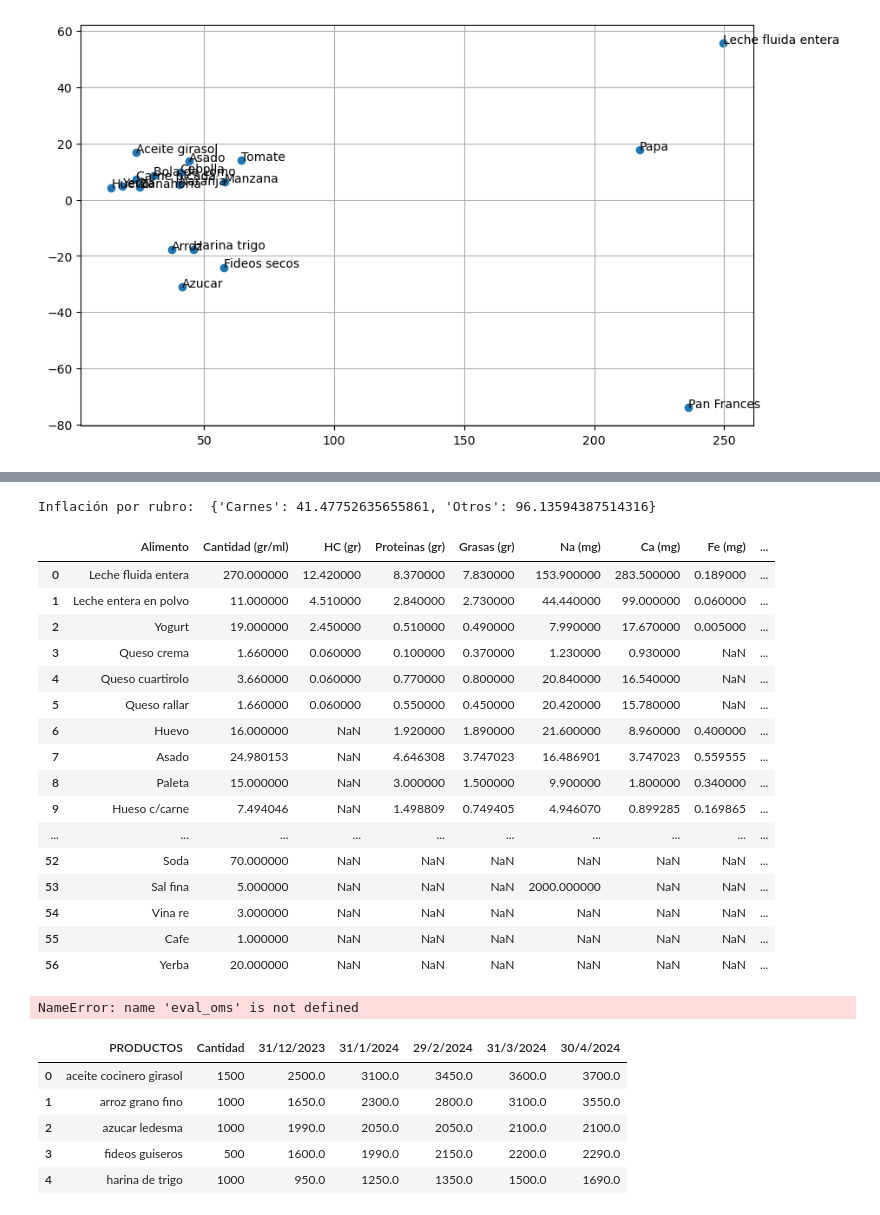
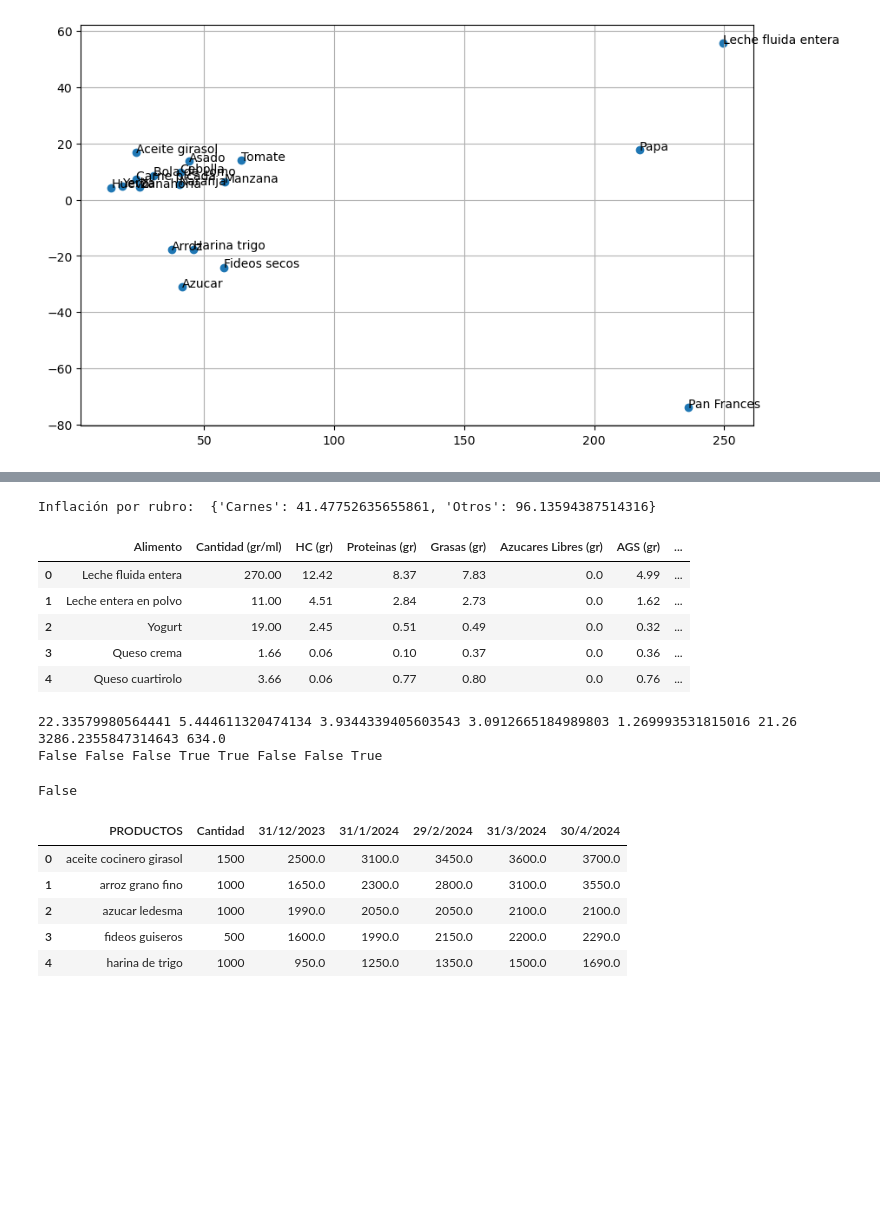
Before and after one commit to manuelgutman/ptalc2, a Jupyter notebook: funciones.ipynb, the cells around one changed output, grey strips where cells are left out. Drawn from its saved outputs; the diff is of its cells as text; code cells hidden in the pictures; blank space fills up the shorter version.

```diff
--- a/funciones.ipynb
+++ b/funciones.ipynb
@@ -276,4 +276,15 @@ plot_common_elements_with_fit(tabla_consumidores_libres, tabla_nutricional, 'HC
 # %%
+tabla_nutricional = pd.read_csv('tabla_nutricional.csv', sep=';')
+
+tabla_nutricional.fillna(0, inplace=True)
+
+cols = tabla_nutricional.columns
+tabla_nutricional['Na (gr)'] = tabla_nutricional['Na (mg)']/1000
+tabla_nutricional['Ca (gr)'] = tabla_nutricional['Ca (mg)']/1000
+tabla_nutricional['Fe (gr)'] = tabla_nutricional['Fe (mg)']/1000
+cols_to_drop = [col for col in cols if 'mg' in col]
+tabla_nutricional.drop(cols_to_drop, axis=1, inplace=True)
+
 tabla_consumidores_libres = pd.read_csv('consumidores_libres.csv', sep=';')
 tabla_consumidores_libres['PRODUCTOS'] = tabla_consumidores_libres['PRODUCTOS'].str.lower()
 rubros = {
@@ -287,56 +298,49 @@ inflacion_por_rubro = {}
 # Función para calcular la inflación
 def calcular_inflacion(precios):
     return ((precios.iloc[-1] - precios.iloc[0]) / precios.iloc[0]) * 100
 
 # Itera sobre los rubros y calcula la inflación
 for rubro, productos in rubros.items():
     inflacion_total = 0
     productos_contados = 0
     for producto in productos:
         if producto in tabla_consumidores_libres['PRODUCTOS'].values:
             precios_producto = tabla_consumidores_libres[tabla_consumidores_libres['PRODUCTOS'] == producto].iloc[0, 2:]
             inflacion_total += calcular_inflacion(precios_producto)
             productos_contados += 1
     if productos_contados > 0:
         inflacion_promedio = inflacion_total / productos_contados
         inflacion_por_rubro[rubro] = inflacion_promedio
 
 # Imprime la inflación por rubro
 print("Inflación por rubro: ", inflacion_por_rubro)
 
+
 def multiplicar_fila(df, valores_fila, valor_multiplicador):
 
     # Localizar la fila basada en el valor en la columna 'Alimento' y multiplicar
     for valor in valores_fila:
         df.loc[df['Alimento'] == valor, df.columns != 'Alimento'] *= valor_multiplicador
     return df
 carnes = ["Asado", "Paleta", "Bola de Lomo", "Paleta cocida", "Mortadela", "Higado", "pollo", "pescado", "Carne picada", "Hueso c/carne"]
+copia_tabla_nutricional=tabla_nutricional.copy()
 inflacion_carne = inflacion_por_rubro["Carnes"]
-tabla_modificada = multiplicar_fila(tabla_nutricional, carnes, (100/(inflacion_carne+100)))
-tabla_modificada.head(57)
+tabla_modificada = multiplicar_fila(copia_tabla_nutricional, carnes, (100/(inflacion_carne+100)))
+tabla_modificada.head()
 # %% [output]
 Inflación por rubro:  {'Carnes': 41.47752635655861, 'Otros': 96.13594387514316}
-|  | Alimento | Cantidad (gr/ml) | HC (gr) | Proteinas (gr) | Grasas (gr) | Na (mg) | Ca (mg) | Fe (mg) | ... |
-| 0 | Leche fluida entera | 270.000000 | 12.420000 | 8.370000 | 7.830000 | 153.900000 | 283.500000 | 0.189000 | ... |
-| 1 | Leche entera en polvo | 11.000000 | 4.510000 | 2.840000 | 2.730000 | 44.440000 | 99.000000 | 0.060000 | ... |
-| 2 | Yogurt | 19.000000 | 2.450000 | 0.510000 | 0.490000 | 7.990000 | 17.670000 | 0.005000 | ... |
-| 3 | Queso crema | 1.660000 | 0.060000 | 0.100000 | 0.370000 | 1.230000 | 0.930000 | NaN | ... |
-| 4 | Queso cuartirolo | 3.660000 | 0.060000 | 0.770000 | 0.800000 | 20.840000 | 16.540000 | NaN | ... |
-| 5 | Queso rallar | 1.660000 | 0.060000 | 0.550000 | 0.450000 | 20.420000 | 15.780000 | NaN | ... |
-| 6 | Huevo | 16.000000 | NaN | 1.920000 | 1.890000 | 21.600000 | 8.960000 | 0.400000 | ... |
-| 7 | Asado | 24.980153 | NaN | 4.646308 | 3.747023 | 16.486901 | 3.747023 | 0.559555 | ... |
-| 8 | Paleta | 15.000000 | NaN | 3.000000 | 1.500000 | 9.900000 | 1.800000 | 0.340000 | ... |
-| 9 | Hueso c/carne | 7.494046 | NaN | 1.498809 | 0.749405 | 4.946070 | 0.899285 | 0.169865 | ... |
-| ... | ... | ... | ... | ... | ... | ... | ... | ... | ... |
-| 52 | Soda | 70.000000 | NaN | NaN | NaN | NaN | NaN | NaN | ... |
-| 53 | Sal fina | 5.000000 | NaN | NaN | NaN | 2000.000000 | NaN | NaN | ... |
-| 54 | Vina re | 3.000000 | NaN | NaN | NaN | NaN | NaN | NaN | ... |
-| 55 | Cafe | 1.000000 | NaN | NaN | NaN | NaN | NaN | NaN | ... |
-| 56 | Yerba | 20.000000 | NaN | NaN | NaN | NaN | NaN | NaN | ... |
+|  | Alimento | Cantidad (gr/ml) | HC (gr) | Proteinas (gr) | Grasas (gr) | Azucares Libres (gr) | AGS (gr) | ... |
+| 0 | Leche fluida entera | 270.00 | 12.42 | 8.37 | 7.83 | 0.0 | 4.99 | ... |
+| 1 | Leche entera en polvo | 11.00 | 4.51 | 2.84 | 2.73 | 0.0 | 1.62 | ... |
+| 2 | Yogurt | 19.00 | 2.45 | 0.51 | 0.49 | 0.0 | 0.32 | ... |
+| 3 | Queso crema | 1.66 | 0.06 | 0.10 | 0.37 | 0.0 | 0.36 | ... |
+| 4 | Queso cuartirolo | 3.66 | 0.06 | 0.77 | 0.80 | 0.0 | 0.76 | ... |
 # %%
 eval_oms(tabla_modificada)
 # %% [output]
-NameError: name 'eval_oms' is not defined
+22.33579980564441 5.444611320474134 3.9344339405603543 3.0912665184989803 1.269993531815016 21.26 3286.2355847314643 634.0
+False False False True True False False True
+False
 # %%
 tabla_consumidores_libres.head()
 # %% [output]
```
Also changed, not shown: parts of 4 cells of this notebook.
